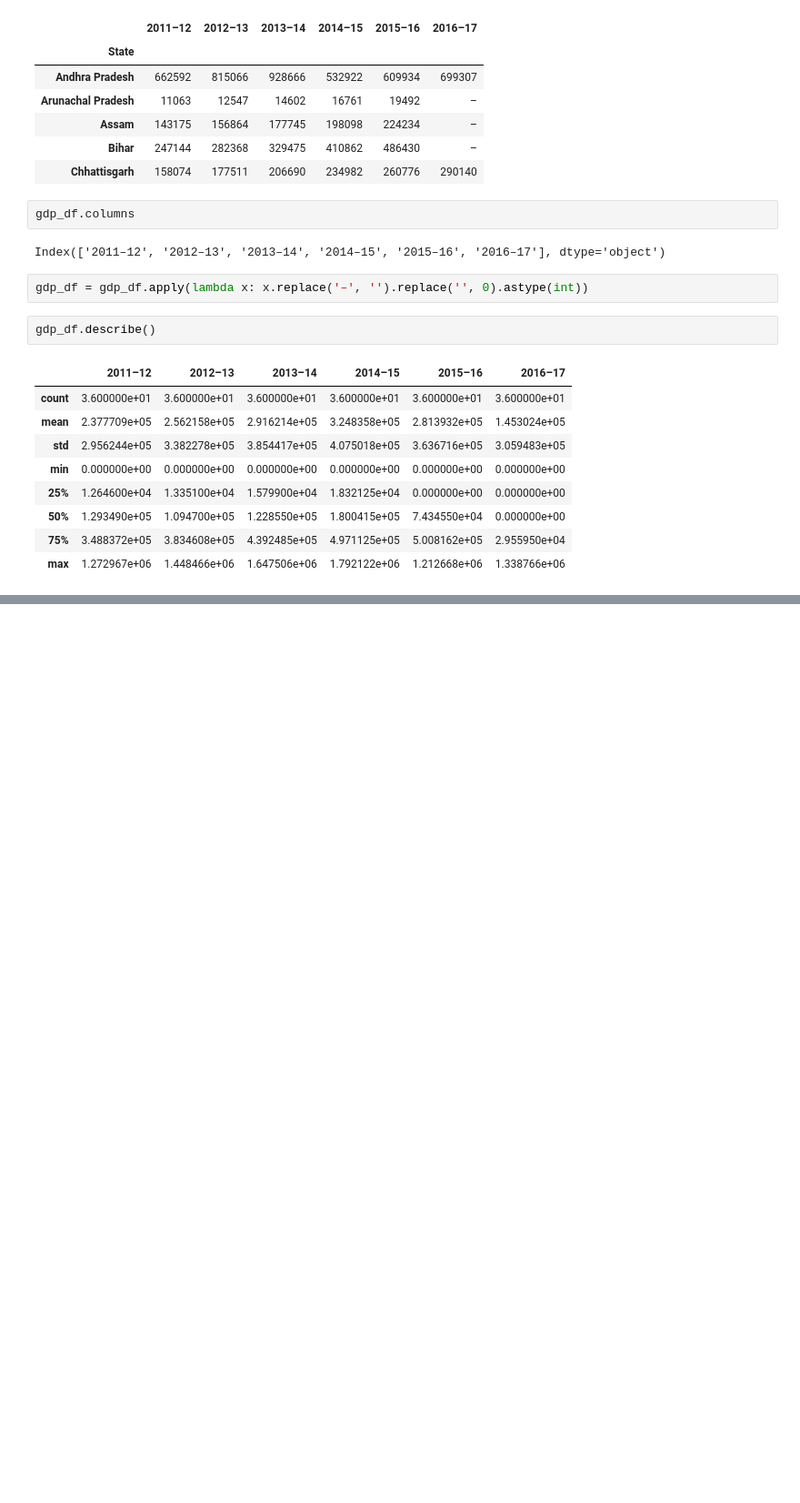
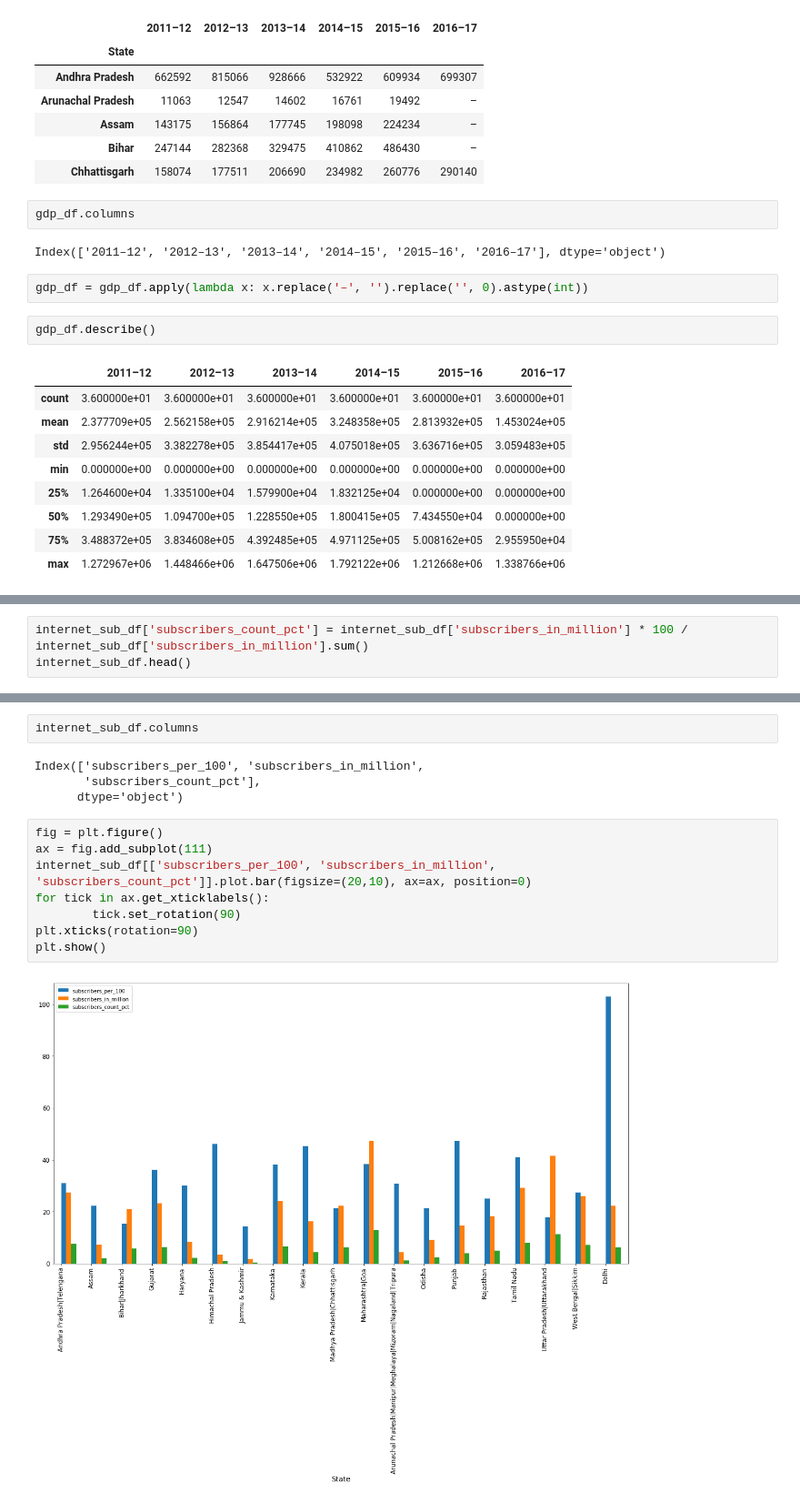
Before and after one commit to SiddalingeshaDS/Data-Incubator, a Jupyter notebook: District wise Rural vs Urban - Stats analysis.ipynb, the cells around one changed output, grey strips where cells are left out. Shown at 91% size. Drawn from its saved outputs; the diff is of its cells as text; blank space fills up the shorter version.

```diff
--- a/District wise Rural vs Urban - Stats analysis.ipynb
+++ b/District wise Rural vs Urban - Stats analysis.ipynb
@@ -347,0 +352,3 @@ internet_sub_df.head()
+# %%
+internet_sub_df['subscribers_count_pct'] = internet_sub_df['subscribers_in_million'] * 100 / internet_sub_df['subscribers_in_million'].sum()
+internet_sub_df.head()
@@ -347,0 +363,16 @@ internet_sub_df.head()
+# %%
+internet_sub_df.columns
+# %% [output]
+Index(['subscribers_per_100', 'subscribers_in_million',
+       'subscribers_count_pct'],
+      dtype='object')
+# %%
+fig = plt.figure()
+ax = fig.add_subplot(111)
+internet_sub_df[['subscribers_per_100', 'subscribers_in_million', 'subscribers_count_pct']].plot.bar(figsize=(20,10), ax=ax, position=0)
+for tick in ax.get_xticklabels():
+        tick.set_rotation(90)
+plt.xticks(rotation=90)
+plt.show()
+# %% [output]
+[figure, added]
```
Also changed, not shown: parts of 7 cells of this notebook, 1 other file.
